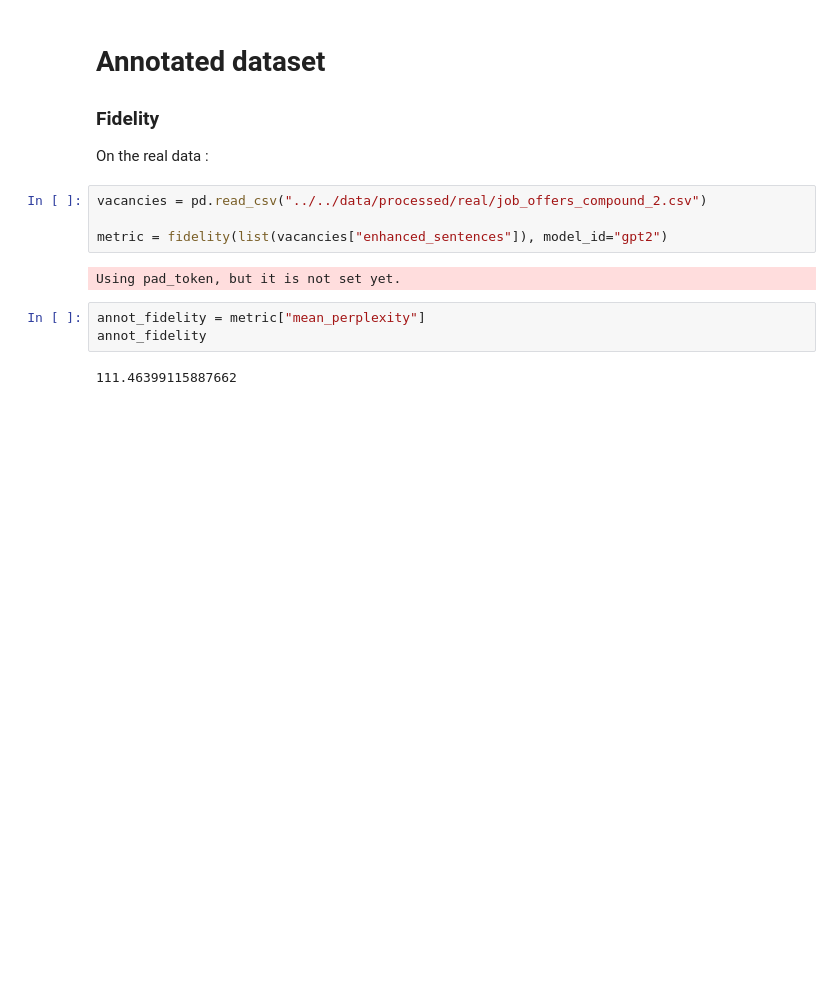
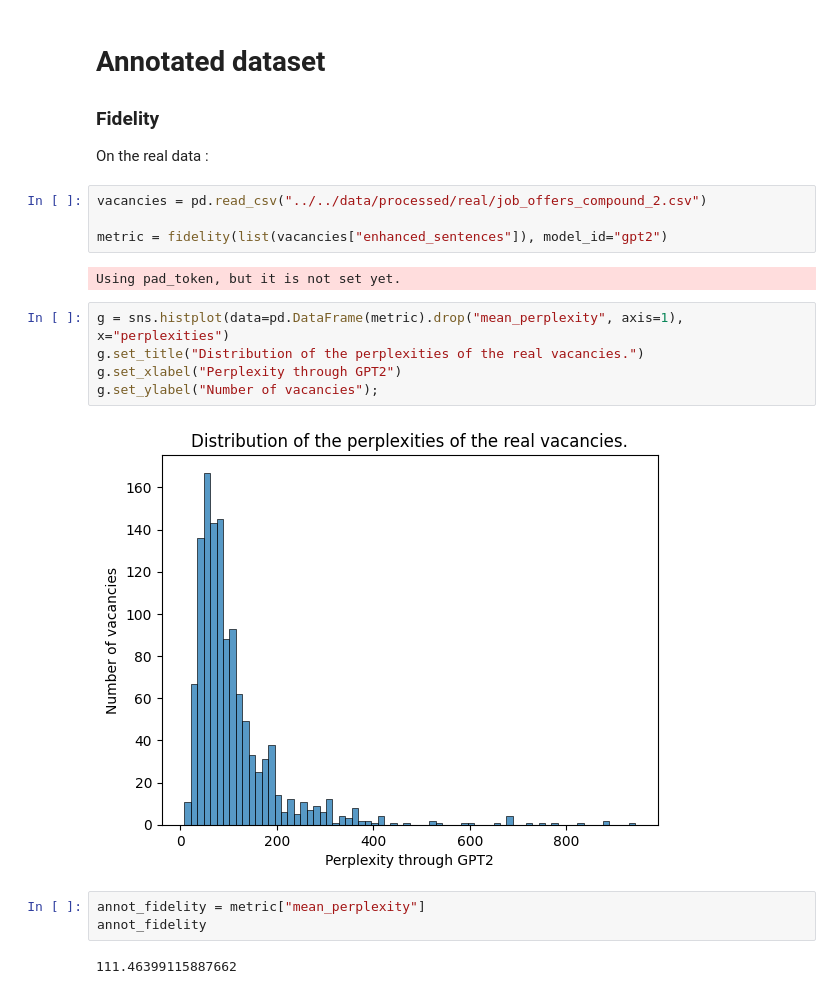
Before and after one commit to epfl-ml4ed/SkillThrills, a Jupyter notebook: protosp01/dataset_generation/evaluate.ipynb, the cells around one changed output. Drawn from its saved outputs; the diff is of its cells as text; blank space fills up the shorter version.

```diff
--- a/protosp01/dataset_generation/evaluate.ipynb
+++ b/protosp01/dataset_generation/evaluate.ipynb
@@ -32,6 +32,13 @@ vacancies = pd.read_csv("../../data/processed/real/job_offers_compound_2.csv")
 metric = fidelity(list(vacancies["enhanced_sentences"]), model_id="gpt2")
 # %% [output]
 Using pad_token, but it is not set yet.
+# %%
+g = sns.histplot(data=pd.DataFrame(metric).drop("mean_perplexity", axis=1), x="perplexities")
+g.set_title("Distribution of the perplexities of the real vacancies.")
+g.set_xlabel("Perplexity through GPT2")
+g.set_ylabel("Number of vacancies");
+# %% [output]
+[figure, added]
 # %%
 annot_fidelity = metric["mean_perplexity"]
 annot_fidelity
```
Also changed, not shown: parts of 35 cells of this notebook.
